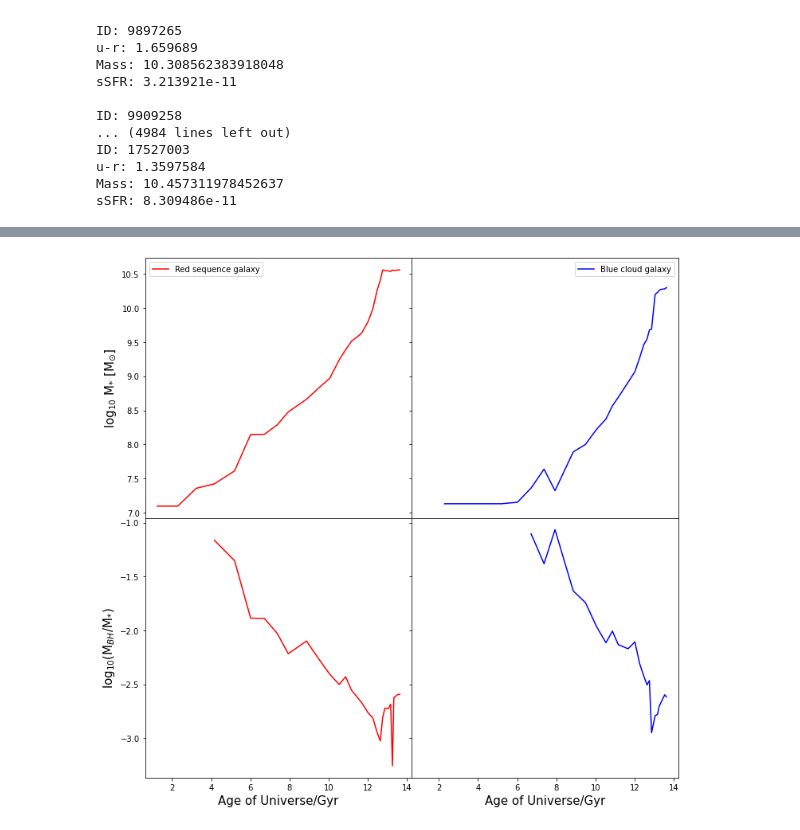
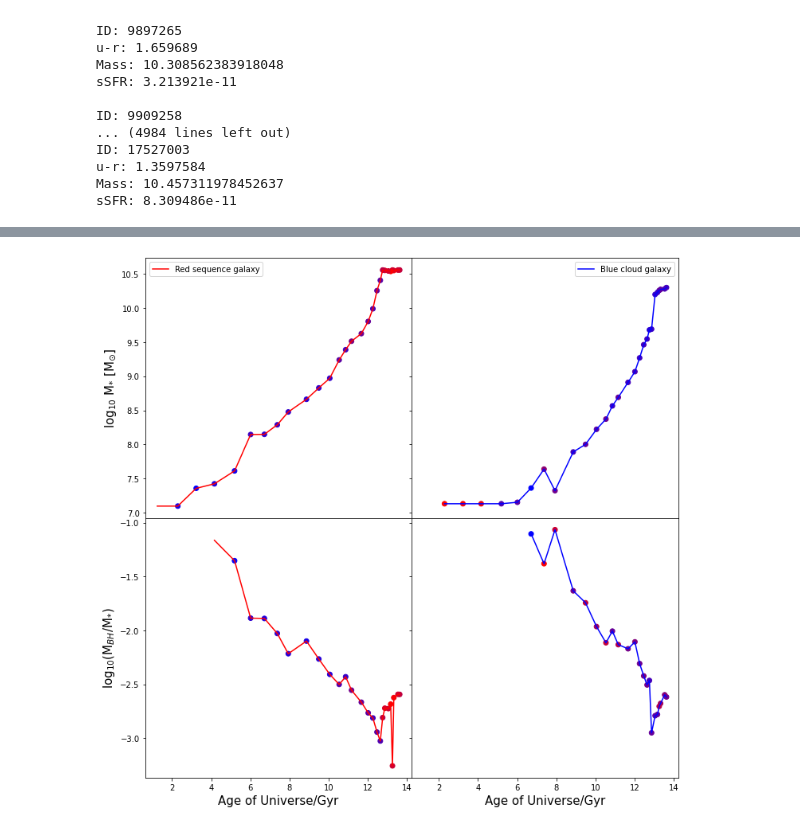
Before and after one commit to xvh422/L4-Project, a Jupyter notebook: Merger.ipynb, the cells around one changed output, grey strips where cells are left out. Saved outputs shown, nothing was run; the diff lists cells and outputs as text; code cells hidden in the pictures.

```diff
--- a/Merger.ipynb
+++ b/Merger.ipynb
@@ -146,15 +146,15 @@ def remove_zeros(data):
 Times = np.array([13.62, 13.53, 13.32, 13.25, 13.16, 13.04, 12.86, 12.75, 12.63, 12.46, 12.25, 12.01, 11.66, 11.16,
                   10.86, 10.53, 10.05, 9.49, 8.86, 7.93, 7.37, 6.71, 6.01, 5.19, 4.16, 3.23, 2.29, 1.24, 0.0]) # len = 29
 # %%
-sSFR_1 = divide_with_zeros(Data_1['sfr'], Data_1['mass'])
+sSFR_1 = divide_with_zeros(Data_1['sfr'], Data_1['mass']) * 10**9
 
 r_snapnums = np.arange(29-len(Data_1['mass']), 29)[::-1]
 LogMasses = log_with_zeros(Data_1['mass'])
 r_medians = []
+Range = 0.75
 
 for i in range(len(LogMasses) - 1):
   GalMass = LogMasses[i]
-  Range = 0.75
   Max = 10**(GalMass+Range)
   Min = 10**(GalMass-Range)
   MyQuery = "SELECT \
@@ -174,5 +174,7 @@ for i in range(len(LogMasses) - 1):
   Galaxies = sql.execute_query(con, MyQuery)
   r_medians = r_medians + [np.median(Galaxies['ssfr'])]
   #print(Galaxies['mass'])
+r_medians = np.array(r_medians) * 10**9 # Median sSFR within mass range from snapnum=28 to minimum possible snapnum /Gyr^-1
 print(r_medians)
+print(len(sSFR_1) - len(r_medians))
 # %% [output]
@@ -180,13 +187,13 @@ print(r_medians)
 # %%
-sSFR_2 = divide_with_zeros(Data_2['sfr'], Data_2['mass'])
+sSFR_2 = divide_with_zeros(Data_2['sfr'], Data_2['mass']) * 10**9
 
 b_snapnums = np.arange(29-len(Data_2['mass']), 29)[::-1]
 LogMasses = log_with_zeros(Data_2['mass'])
 b_medians = []
+Range = 0.25
 
-for i in range(len(LogMasses) - 1):
+for i in range(len(LogMasses)):
   GalMass = LogMasses[i]
-  Range = 0.25
   Max = 10**(GalMass+Range)
   Min = 10**(GalMass-Range)
   MyQuery = "SELECT \
@@ -206,5 +213,7 @@ for i in range(len(LogMasses) - 1):
   Galaxies = sql.execute_query(con, MyQuery)
   b_medians = b_medians + [np.median(Galaxies['ssfr'])]
   #print(Galaxies['mass'])
+b_medians = np.array(b_medians) * 10**9 # Median sSFR within mass range from snapnum=28 to minimum snapnum of merger tree /Gyr^-1
 print(b_medians)
+print(len(sSFR_2) - len(b_medians))
 # %% [output]
@@ -211,0 +226,6 @@ print(b_medians)
+# %%
+r_diffs = log_with_zeros(sSFR_1[0:-1]) - log_with_zeros(r_medians)
+print(r_diffs)
+
+b_diffs = log_with_zeros(sSFR_2) - log_with_zeros(b_medians)
+print(b_diffs)
@@ -212,22 +243,34 @@ print(b_medians)
 # %%
+cvals = [-1, 0, 1]
+colors = ["red","purple","blue"]
+norm = plt.Normalize(min(cvals),max(cvals))
+tuples = list(zip(map(norm,cvals), colors))
+cmap = col.LinearSegmentedColormap.from_list("", tuples)
+
 ratio_red = remove_zeros(divide_with_zeros(Data_1['bh'], Data_1['mass']))
 ratio_blue = remove_zeros(divide_with_zeros(Data_2['bh'], Data_2['mass']))
 r2 = len(ratio_red)
 b2 = len(ratio_blue)
 
 fig, (ax1, ax2) = plt.subplots(2, 2, figsize = (12,12), sharex = True, sharey = 'row')
 ax1[0].plot(Times[0:r], log_with_zeros(Data_1['mass']), color = 'r', label = 'Red sequence galaxy')
 ax1[1].plot(Times[0:b], log_with_zeros(Data_2['mass']), color = 'b', label = 'Blue cloud galaxy')
 ax2[0].plot(Times[0:r2], log_with_zeros(ratio_red), color = 'r', label = 'Red sequence galaxy')
 ax2[1].plot(Times[0:b2], log_with_zeros(ratio_blue), color = 'b', label = 'Blue cloud galaxy')
+
+ax1[0].scatter(Times[0:r-1], log_with_zeros(Data_1['mass'])[0:-1], c = r_diffs, cmap = cmap)
+ax1[1].scatter(Times[0:b], log_with_zeros(Data_2['mass']), c = b_diffs, cmap = cmap)
+ax2[0].scatter(Times[0:r2-1], log_with_zeros(ratio_red)[0:-1], c = r_diffs[0:r2-1], cmap = cmap)
+ax2[1].scatter(Times[0:b2], log_with_zeros(ratio_blue), c = b_diffs[0:b2], cmap = cmap)
+
 ax1[0].set_ylabel(r'log$_{10}$ M$_{*}$ [M$_{\odot}$]', fontsize=15)
 ax2[0].set_xlabel(r'Age of Universe/Gyr', fontsize=15)
 ax2[1].set_xlabel(r'Age of Universe/Gyr', fontsize=15)
 ax2[0].set_ylabel(r'log$_{10}$(M$_{BH}$/M$_{*}$)', fontsize=15)
 plt.subplots_adjust(hspace=.0, wspace=.0)
 ax1[0].legend()
 ax1[1].legend()
 plt.savefig('Plot_2.jpeg')
 plt.show()
 # %% [output]
-[figure, old version]
+[figure, new version]
```
Also changed, not shown: parts of 3 cells of this notebook.
